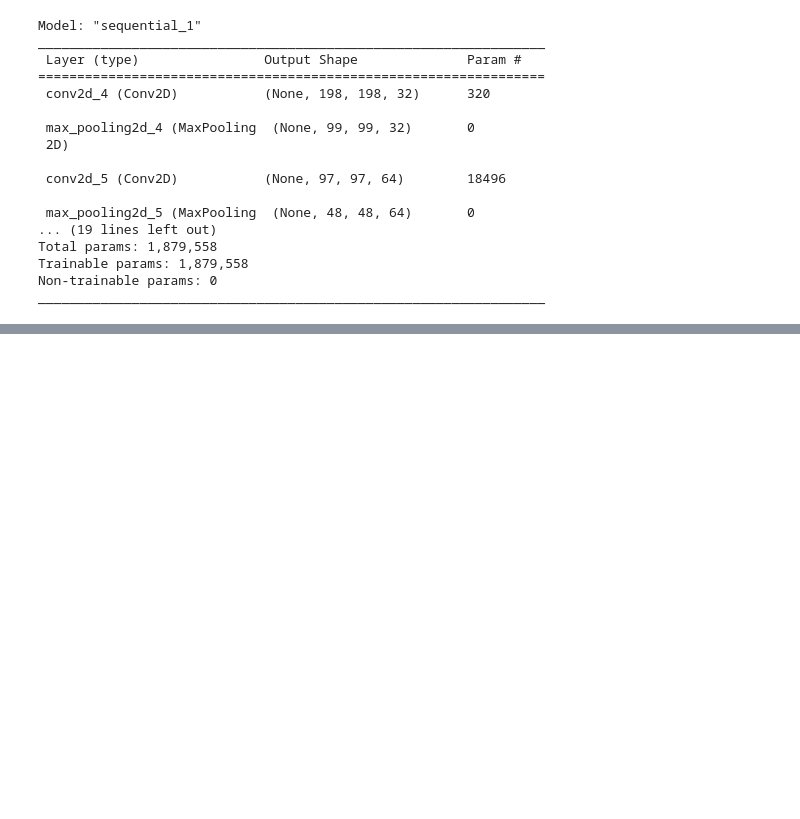
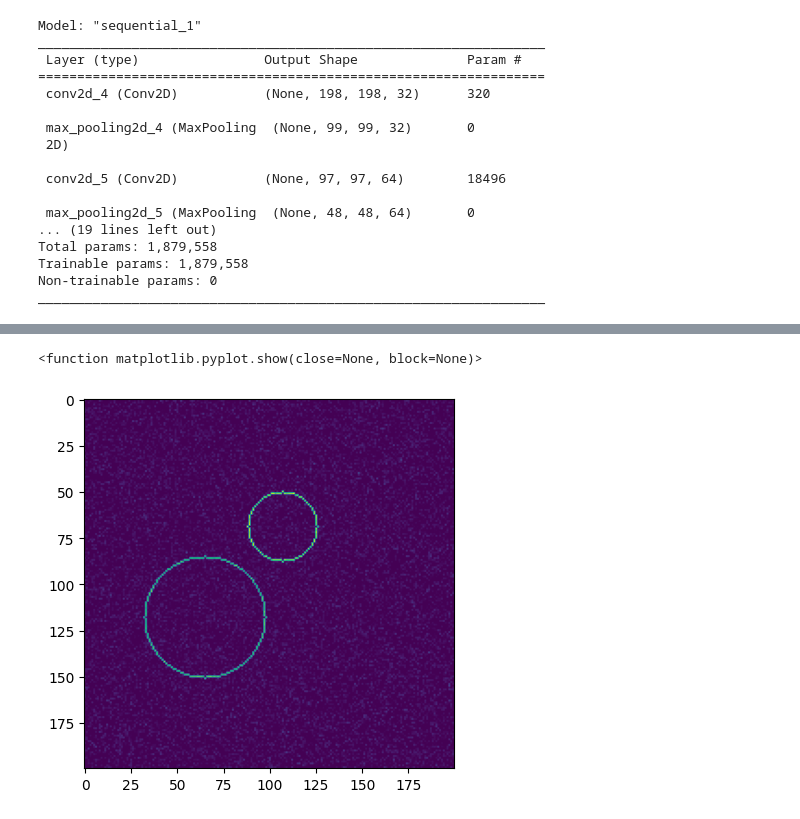
Before and after one commit to KayTheKoreanGuru/ASCL, a Jupyter notebook: Circle_Detection/Random_circle.ipynb, the cells around one changed output, grey strips where cells are left out. Drawn from its saved outputs; the diff is of its cells as text; code cells hidden in the pictures; blank space fills up the shorter version.

```diff
--- a/Circle_Detection/Random_circle.ipynb
+++ b/Circle_Detection/Random_circle.ipynb
@@ -150,7 +153,10 @@ test_predictions = model.predict(x_val)
 # %%
-imnum = 20
+imnum = 10
 plt.imshow(x_val[imnum,:,:])
 plt.show
+# %% [output]
+<function matplotlib.pyplot.show(close=None, block=None)>
+[figure, added]
 # %%
 predictedXY = test_predictions[imnum,:]
 predictedXY = np.reshape(predictedXY,(num_circles,3))
```
Also changed, not shown: parts of 4 cells of this notebook.
